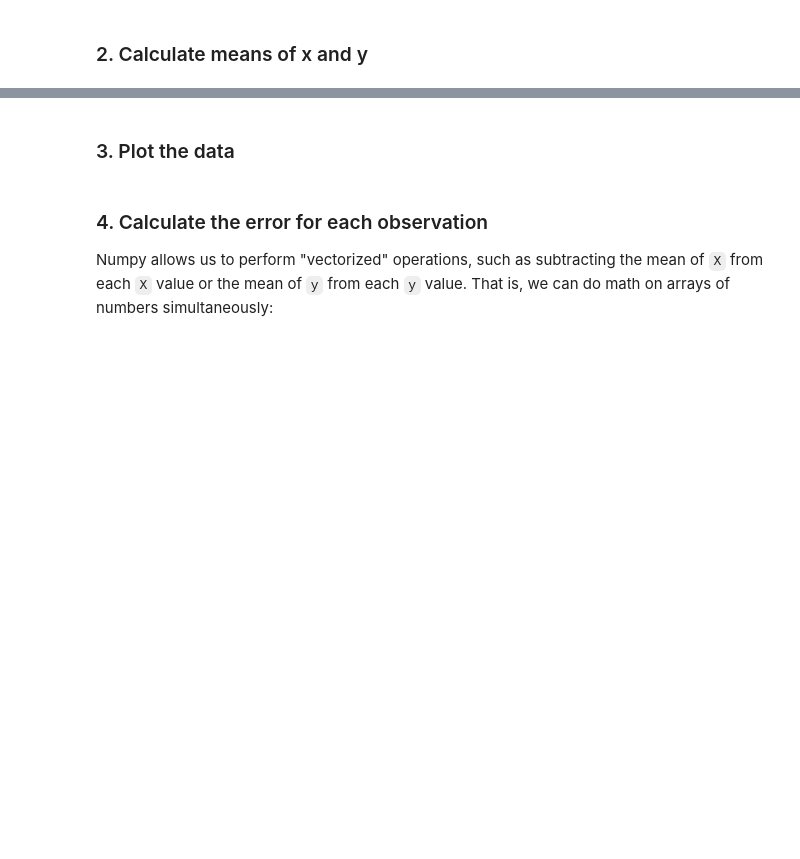
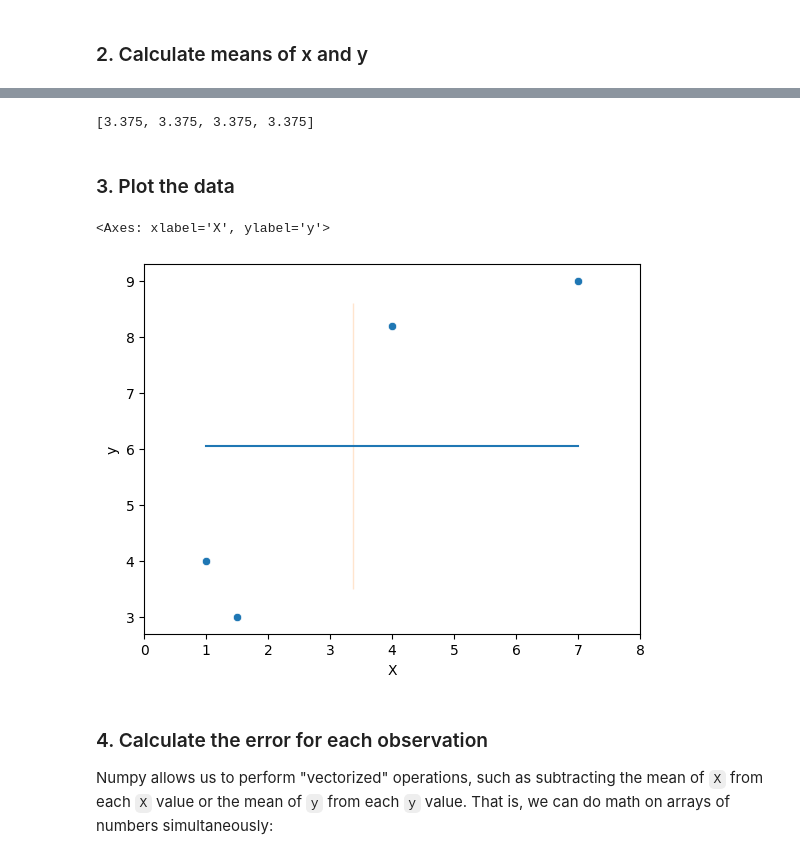
Before and after one commit to dlab-berkeley/DIGHUM101-2023, a Jupyter notebook: Notebooks/Week4/4-3_ml-workflow.ipynb, the cells around one changed output, grey strips where cells are left out. Saved outputs shown, nothing was run; the diff lists cells and outputs as text; code cells hidden in the pictures; blank space fills up the shorter version.

```diff
--- a/Notebooks/Week4/4-3_ml-workflow.ipynb
+++ b/Notebooks/Week4/4-3_ml-workflow.ipynb
@@ -82,15 +85,22 @@ print("mean of y is:", mean_y)
+# %%
+xm
+# %% [output]
+[3.375, 3.375, 3.375, 3.375]
 # %% [markdown]
 ### 3. Plot the data
 # %%
 ym = [np.mean(y) for i in X]
 xm = [np.mean(X) for i in y]
 
 fig, ax = plt.subplots()
 ax.set(xlim=(0,8))
 
 sns.scatterplot(data=df, x='X', y='y')
-sns.lineplot(x=X, y= ym, linestyle='--')
-sns.lineplot(x=xm, y= y, linestyle='--')
+sns.lineplot(x=X, y= ym)
+sns.lineplot(x=xm, y= y)
+# %% [output]
+<Axes: xlabel='X', ylabel='y'>
+[figure, added]
 # %% [markdown]
 ### 4. Calculate the error for each observation
 
```
Also changed, not shown: parts of 15 cells of this notebook.
